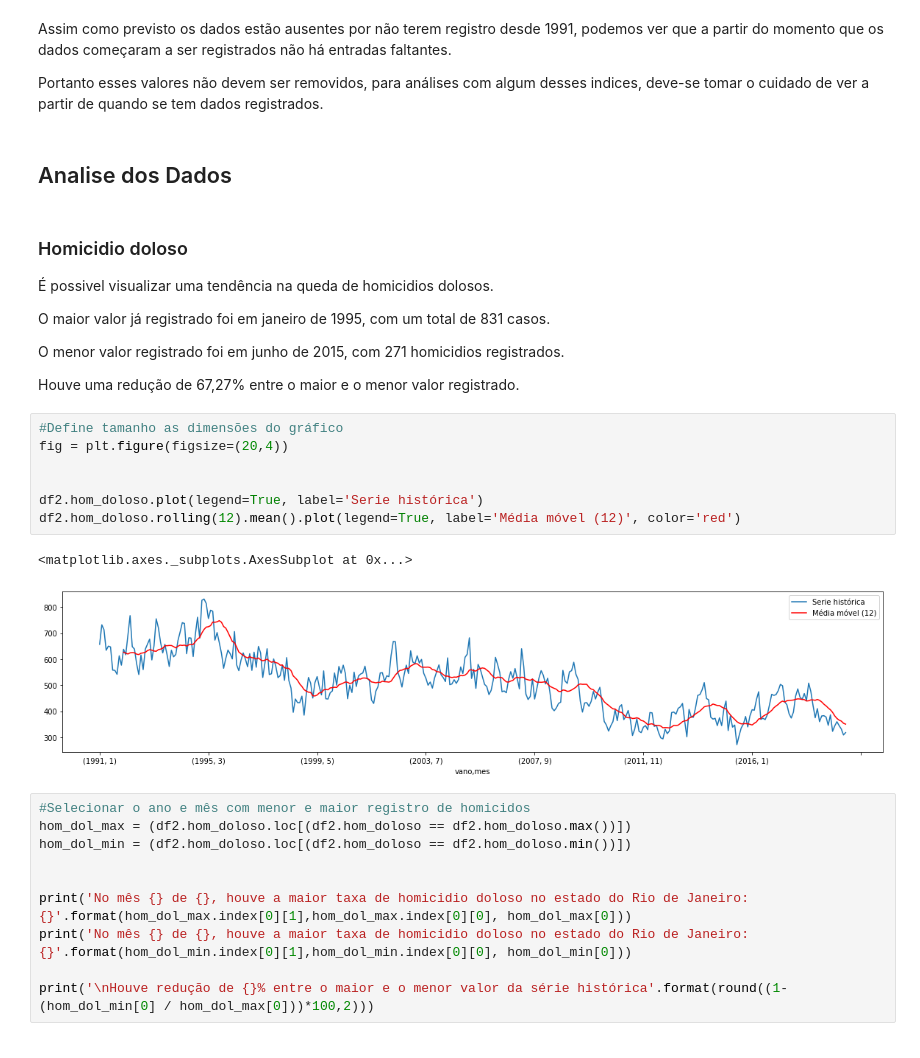
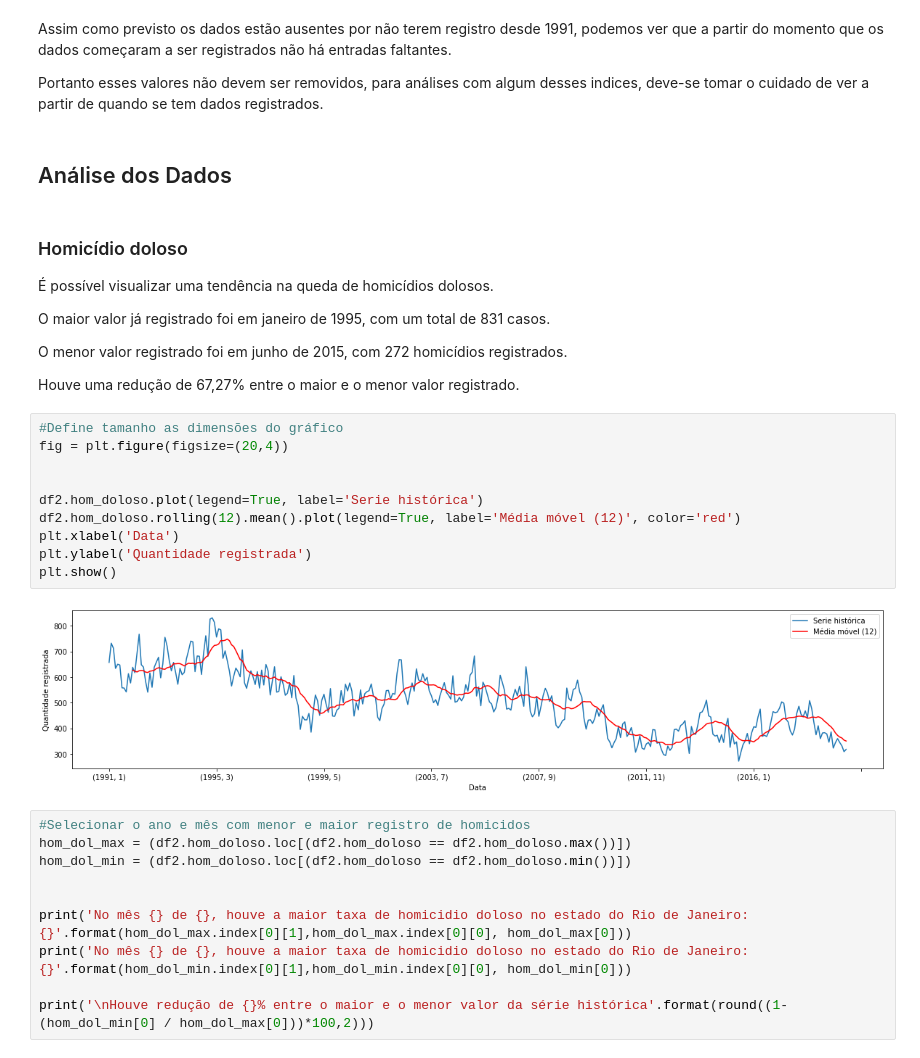
Before and after one commit to caiobellezi/Violencia_ERJ, a Jupyter notebook: Analise_de_Violência_do_estado_do_Rio_de_Janeiro.ipynb, the cells around one changed output. Cells and saved outputs as stored; diff of their text form.

```diff
--- a/Analise_de_Violência_do_estado_do_Rio_de_Janeiro.ipynb
+++ b/Analise_de_Violência_do_estado_do_Rio_de_Janeiro.ipynb
@@ -268,27 +268,29 @@ Assim como previsto os dados estão ausentes por não terem registro desde 1991,
 
 Portanto esses valores não devem ser removidos, para análises com algum desses indices, deve-se tomar o cuidado de ver a partir de quando se tem dados registrados.
 # %% [markdown]
-## Analise dos Dados
+## Análise dos Dados
 # %% [markdown]
-### Homicidio doloso
+### Homicídio doloso
 
-É possivel visualizar uma tendência na queda de homicidios dolosos.
+É possível visualizar uma tendência na queda de homicídios dolosos.
 
 O maior valor já registrado foi em janeiro de 1995, com um total de 831 casos.
 
-O menor valor registrado foi em junho de 2015, com 271 homicidios registrados.
+O menor valor registrado foi em junho de 2015, com 272 homicídios registrados.
 
 Houve uma redução de 67,27% entre o maior e o menor valor registrado.
 # %%
 #Define tamanho as dimensões do gráfico
 fig = plt.figure(figsize=(20,4))
 
 
 df2.hom_doloso.plot(legend=True, label='Serie histórica')
 df2.hom_doloso.rolling(12).mean().plot(legend=True, label='Média móvel (12)', color='red')
+plt.xlabel('Data')
+plt.ylabel('Quantidade registrada')
+plt.show()
 # %% [output]
-<matplotlib.axes._subplots.AxesSubplot at 0x...>
-[figure, old version]
+[figure, new version]
 # %%
 #Selecionar o ano e mês com menor e maior registro de homicidos
 hom_dol_max = (df2.hom_doloso.loc[(df2.hom_doloso == df2.hom_doloso.max())])
```
Also changed, not shown: parts of 6 cells of this notebook.
